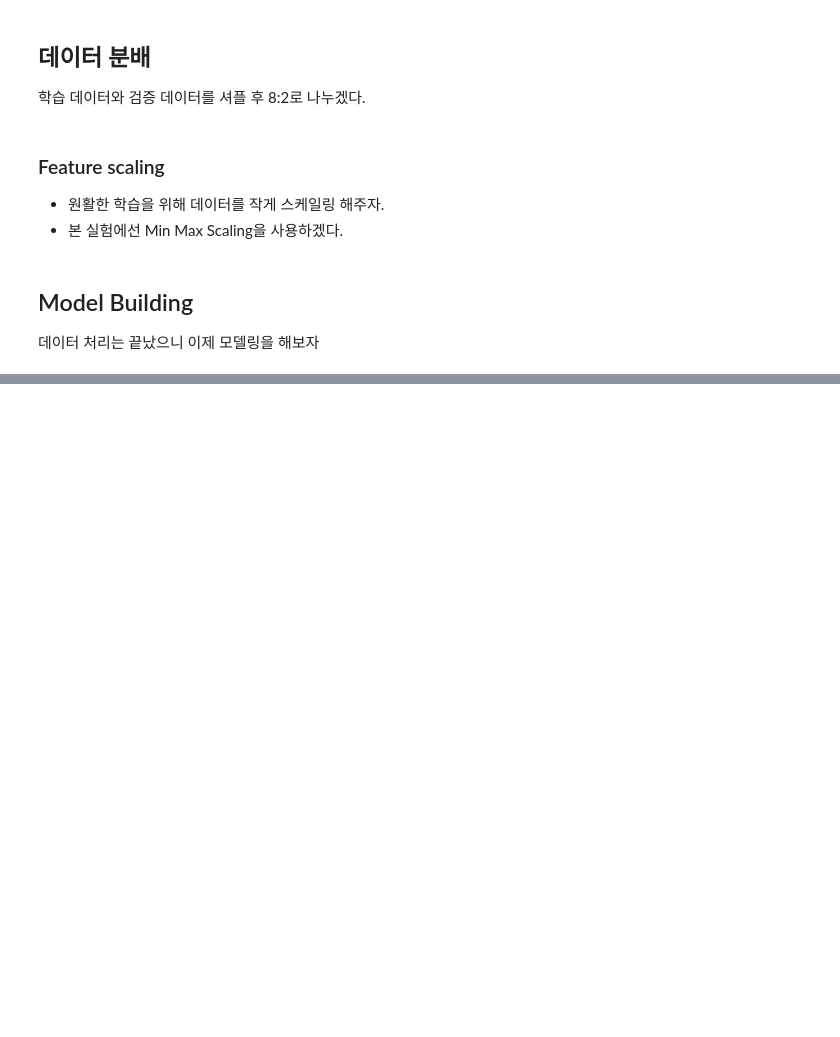
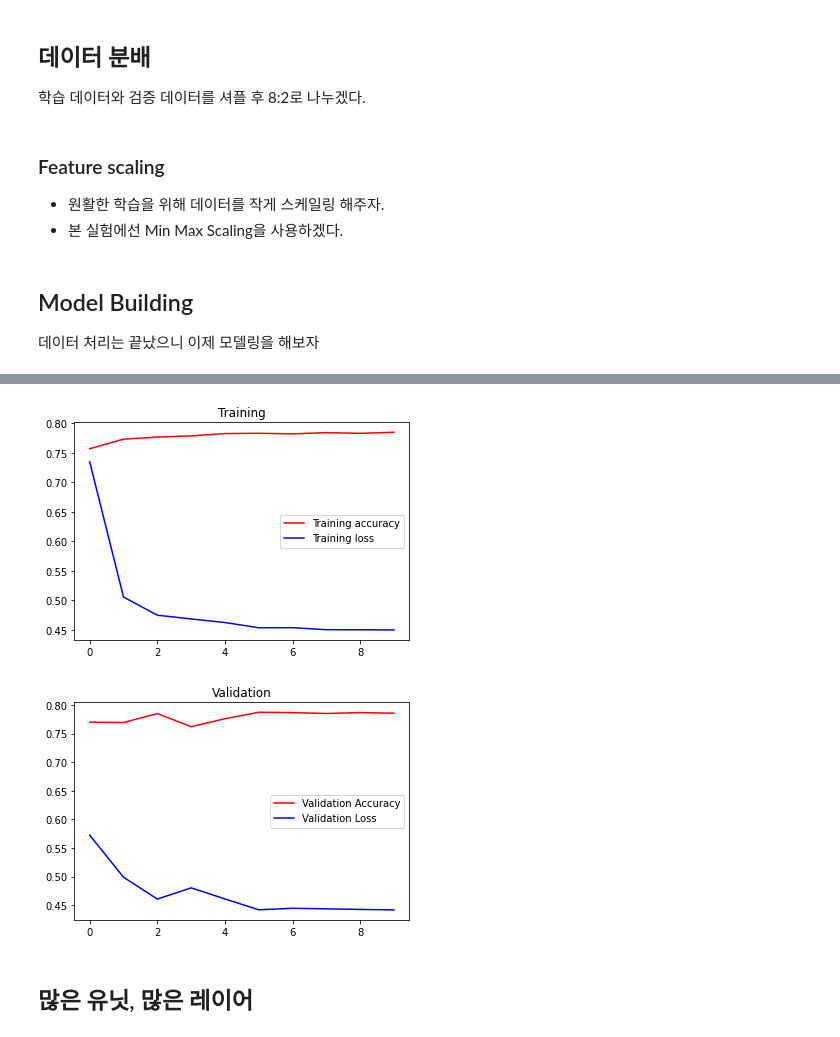
Before and after one commit to elixter/LOL_data_test, a Jupyter notebook: lol_final.ipynb, the cells around one changed output, grey strips where cells are left out. Saved outputs shown, nothing was run; the diff lists cells and outputs as text; code cells hidden in the pictures; blank space fills up the shorter version.

Commit message:
more tests

```diff
--- a/lol_final.ipynb
+++ b/lol_final.ipynb
@@ -438,0 +557,5 @@ Epoch 00013: ReduceLROnPlateau reducing learning rate to 1.5625000742147677e-05.
+# %%
+df2_x = preprocessing_dragon(df2_x, team='blue')
+df2_x = preprocessing_dragon(df2_x, team='red')
+df2_x = preprocessing_tower(df2_x, team='blue')
+df2_x = preprocessing_tower(df2_x, team='red')
@@ -438,0 +580,7 @@ Epoch 00013: ReduceLROnPlateau reducing learning rate to 1.5625000742147677e-05.
+# %%
+from sklearn.model_selection import train_test_split
+
+train_x2, test_x2, train_y2, test_y2 = train_test_split(df2_x, df2_y, test_size = 0.2, random_state=42)
+# %%
+mm_train_x2 = mms.fit_transform(train_x2)
+mm_test_x2 = mms.fit_transform(test_x2)
@@ -438,0 +628,9 @@ Epoch 00013: ReduceLROnPlateau reducing learning rate to 1.5625000742147677e-05.
+# %%
+history2 = model2.fit(
+    mm_train_x2.reshape(-1, 1, num_features),
+    train_y,
+    epochs=10,
+    batch_size=32,
+    validation_data=(mm_test_x2.reshape(-1, 1, num_features), test_y2),
+    callbacks=[learning_rate_reduction],
+)
@@ -438,0 +655,25 @@ Epoch 00013: ReduceLROnPlateau reducing learning rate to 1.5625000742147677e-05.
+# %%
+acc = history2.history['accuracy']
+val_acc = history2.history['val_accuracy']
+loss = history2.history['loss']
+val_loss = history2.history['val_loss']
+
+epochs = range(len(acc))
+
+plt.plot(epochs, acc, 'r', label='Training accuracy')
+plt.plot(epochs, loss, 'b', label='Training loss')
+plt.title('Training')
+plt.legend()
+plt.figure()
+
+plt.plot(epochs, val_acc, 'r', label='Validation Accuracy')
+plt.plot(epochs, val_loss, 'b', label='Validation Loss')
+plt.title('Validation')
+plt.legend()
+
+plt.show()
+
+plt.close()
+# %% [output]
+[figure, added]
+[figure, added]
@@ -438,0 +682,2 @@ Epoch 00013: ReduceLROnPlateau reducing learning rate to 1.5625000742147677e-05.
+# %% [markdown]
+## 많은 유닛, 많은 레이어
```
Also changed, not shown: parts of 32 cells of this notebook.
